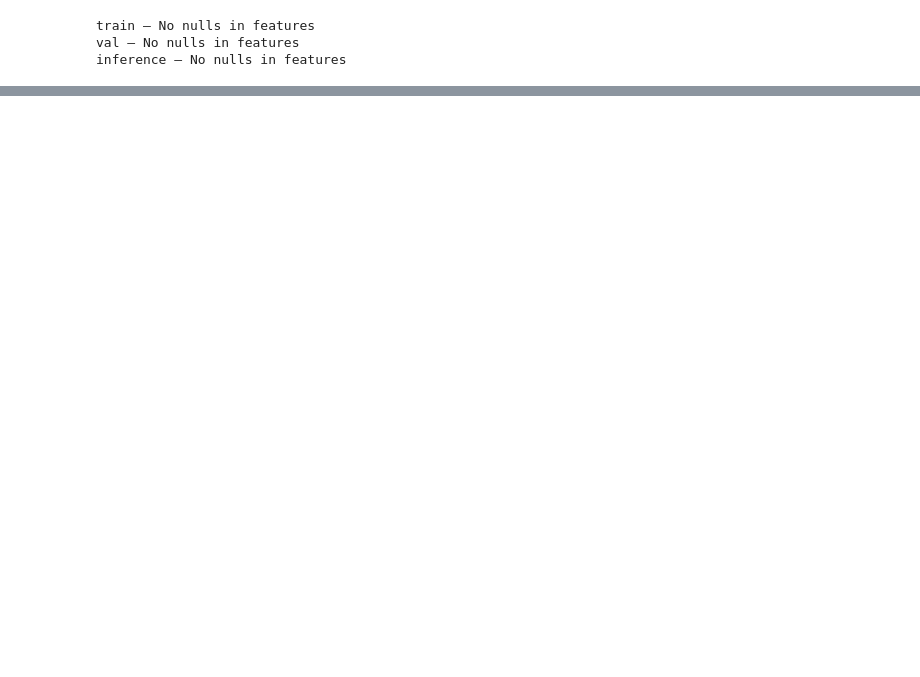
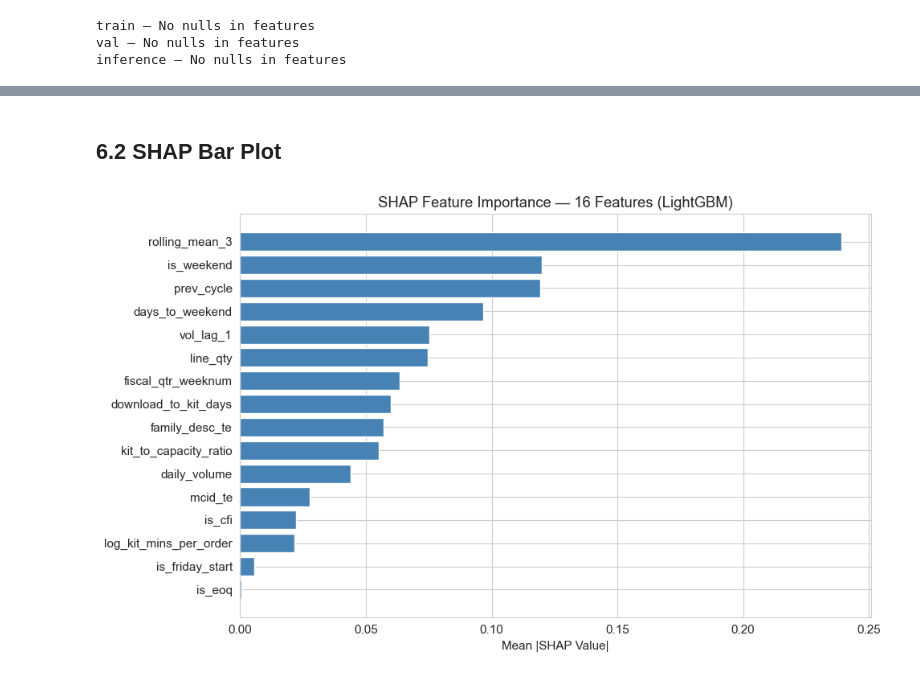
Before and after one commit to knaveenaa/Naveena_DS_Case_Study_2026, a Jupyter notebook: Naveena_Ds_Case_Study_2026.ipynb, the cells around one changed output, grey strips where cells are left out. Cells and saved outputs as stored; diff of their text form; code cells hidden in the pictures; blank space fills up the shorter version.

```diff
--- a/Naveena_Ds_Case_Study_2026.ipynb
+++ b/Naveena_Ds_Case_Study_2026.ipynb
@@ -2532,0 +2294,30 @@ NotFittedError: Estimator not fitted, call fit before exploiting the model.
+# %%
+# ═══════════════════════════════════════════════════
+# SHAP VALUES — LightGBM (best or near-best model)
+# ═══════════════════════════════════════════════════
+
+import shap
+import matplotlib.pyplot as plt
+
+# Use LightGBM for SHAP (fastest TreeExplainer)
+explainer = shap.TreeExplainer(best)
+
+SAMPLE = min(3000, len(X_val_all))
+np.random.seed(42)
+idx = np.random.choice(len(X_val_all), SAMPLE, replace=False)
+X_shap = X_val_all.iloc[idx]
+
+print(f"Computing SHAP on {SAMPLE} validation samples...")
+shap_values = explainer.shap_values(X_shap)
+
+# ── SHAP Importance Table ──
+shap_imp = pd.DataFrame({
+    'feature': FEATURES,
+    'mean_abs_shap': np.abs(shap_values).mean(axis=0)
+}).sort_values('mean_abs_shap', ascending=False)
+
+print(f"\nSHAP Feature Importance (LightGBM):")
+print(f"{'─'*55}")
+for _, r in shap_imp.iterrows():
+    bar = '█' * int(r['mean_abs_shap'] / shap_imp['mean_abs_shap'].max() * 30)
+    print(f"  {r['feature']:<25s}  {r['mean_abs_shap']:.4f}  {bar}")
@@ -2532,0 +2345,15 @@ NotFittedError: Estimator not fitted, call fit before exploiting the model.
+# %% [markdown]
+## 6.2 SHAP Bar Plot
+# %%
+# ── SHAP Bar Plot ──
+fig, ax = plt.subplots(figsize=(10, 6))
+ax.barh(range(len(shap_imp)), shap_imp['mean_abs_shap'].values, color='steelblue')
+ax.set_yticks(range(len(shap_imp)))
+ax.set_yticklabels(shap_imp['feature'].values)
+ax.set_xlabel('Mean |SHAP Value|')
+ax.set_title(f'SHAP Feature Importance — {len(FEATURES)} Features (LightGBM)')
+ax.invert_yaxis()
+plt.tight_layout()
+plt.show()
+# %% [output]
+[figure, added]
```
Also changed, not shown: parts of 145 cells of this notebook, 5 other files.
